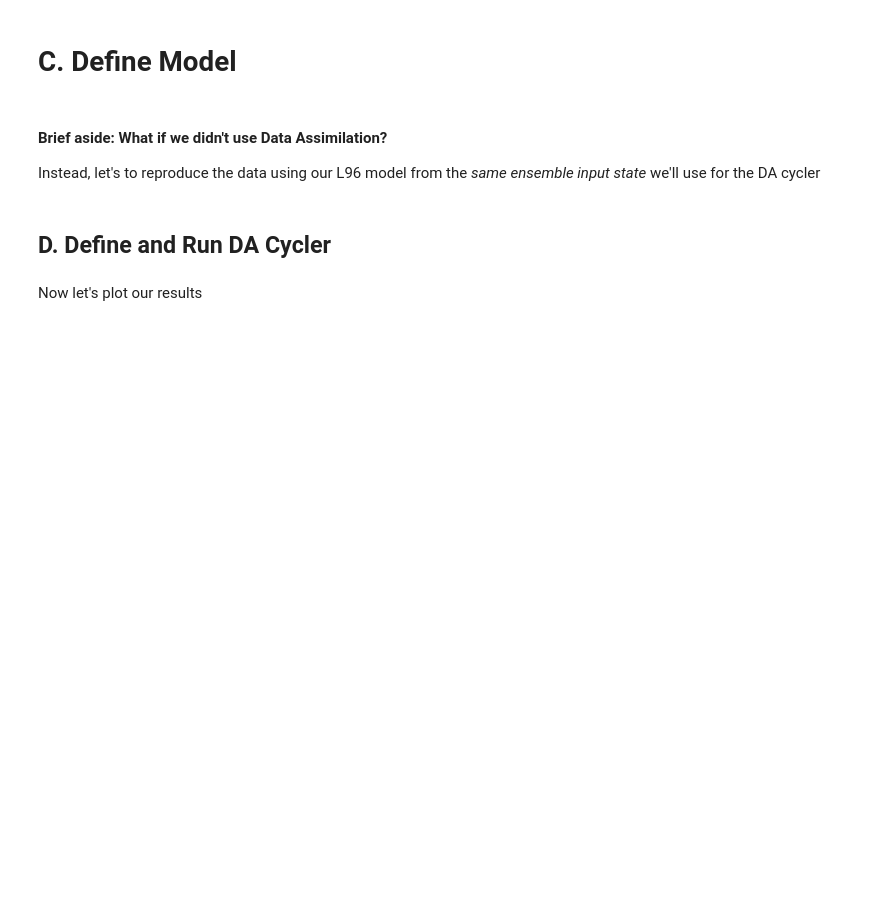
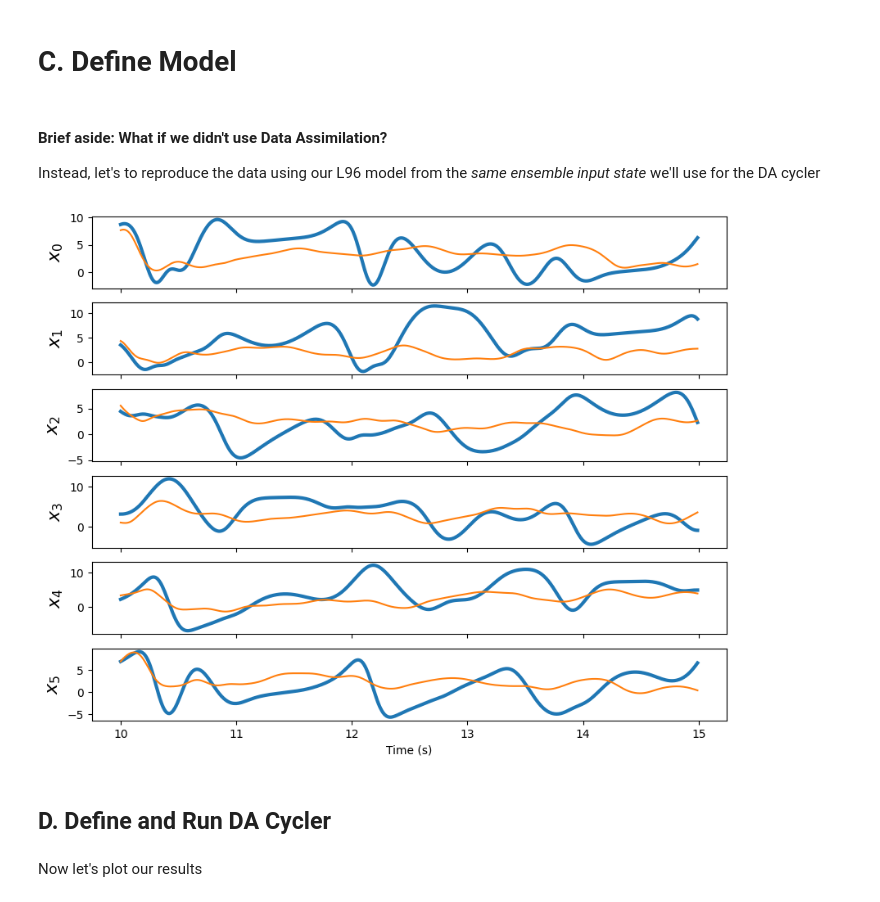
Before and after one commit to StevePny/DataAssimBench-Examples, a Jupyter notebook: examples/da_cycler/2-ETKF-Lorenz96.ipynb, the cells around one changed output. Saved outputs shown, nothing was run; the diff lists cells and outputs as text; code cells hidden in the pictures; blank space fills up the shorter version.

```diff
--- a/examples/da_cycler/2-ETKF-Lorenz96.ipynb
+++ b/examples/da_cycler/2-ETKF-Lorenz96.ipynb
@@ -72,6 +72,17 @@ for i in range(10):
     out_vals.append(toy_model.values)
 # %%
 out_array = np.stack(out_vals)
+# %%
+# Pretty bad reproduction
+fig, axes = plt.subplots(6, 1, sharex = True, figsize = (10, 8))
+for j, ax in enumerate(axes):
+    ax.plot(nature_run.times[1000:1500], nature_run.values[1000:1500,j], lw = 3, label = 'True')
+    ax.plot(nature_run.times[1000:1500], np.mean(out_array, axis=0)[0:500,j])
+    ax.set_ylabel(r'$x_{:d}$'.format(j), fontsize = 16)
+ax.set_xlabel('Time (s)')
+plt.show()
+# %% [output]
+[figure, added]
 # %% [markdown]
 ## D. Define and Run DA Cycler
 # %%
```
Also changed, not shown: parts of 3 cells of this notebook, 6 other files.
